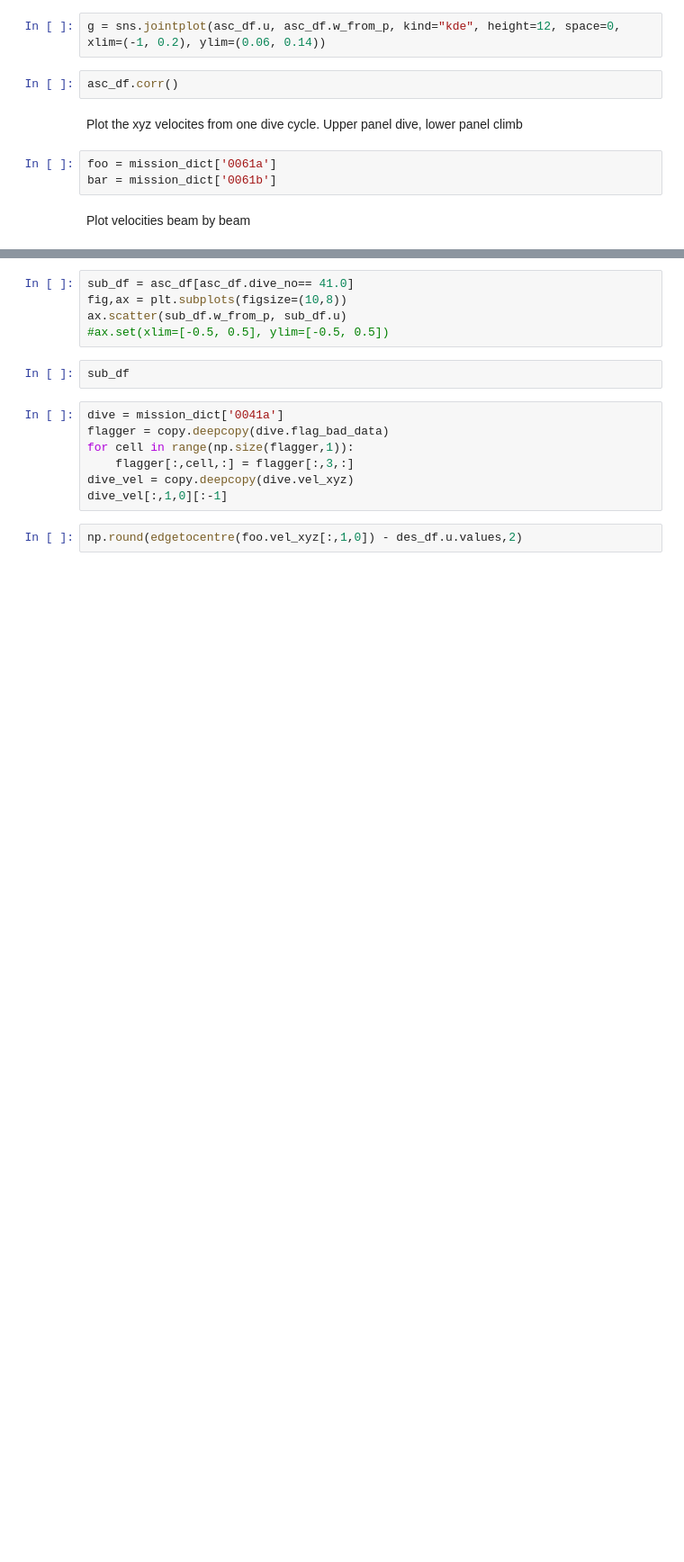
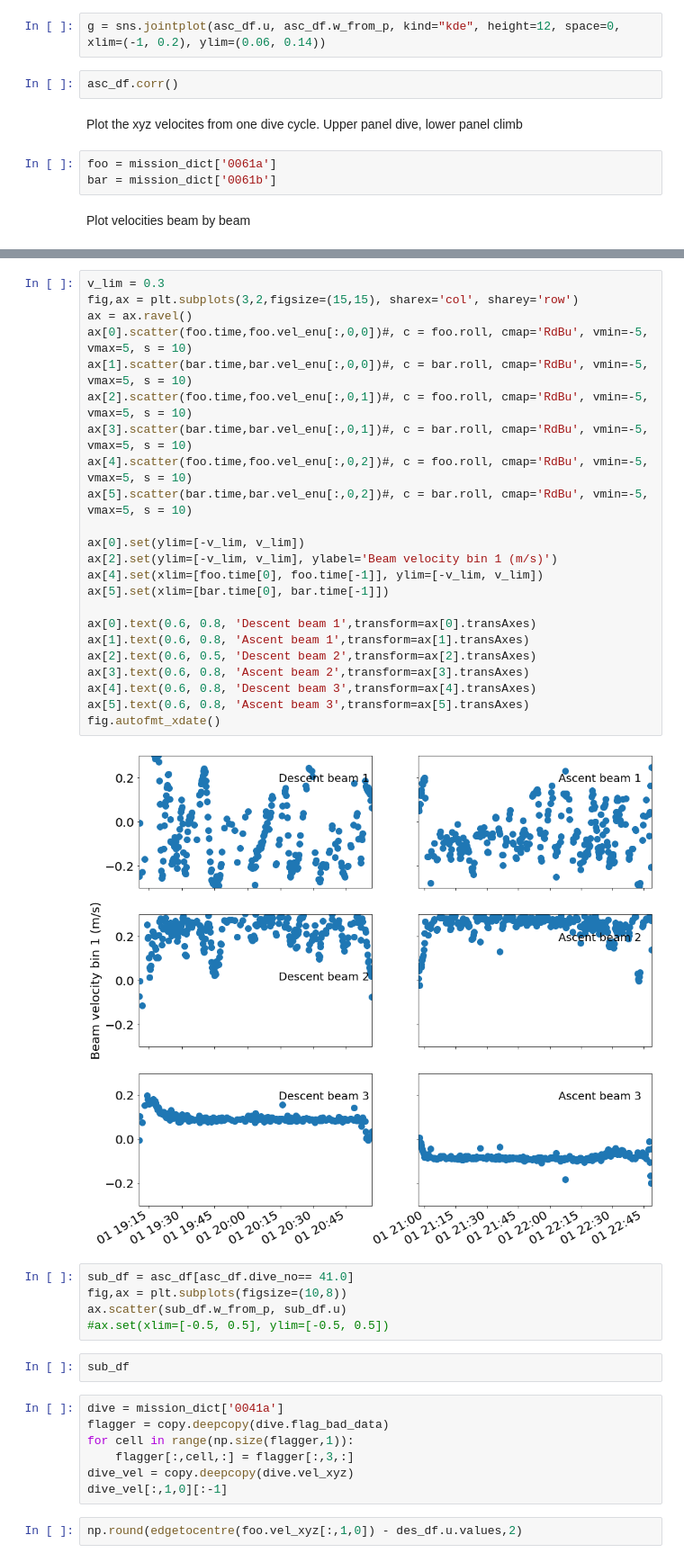
Before and after one commit to callumrollo/adcp-glider, a Jupyter notebook: notebooks/explore_data.ipynb, the cells around one changed output, grey strips where cells are left out. Shown at 90% size. Cells and saved outputs as stored; diff of their text form; blank space fills up the shorter version.

```diff
--- a/notebooks/explore_data.ipynb
+++ b/notebooks/explore_data.ipynb
@@ -217,3 +250,28 @@ savefig('beam_velocities')
+# %%
+v_lim = 0.3
+fig,ax = plt.subplots(3,2,figsize=(15,15), sharex='col', sharey='row')
+ax = ax.ravel()
+ax[0].scatter(foo.time,foo.vel_enu[:,0,0])#, c = foo.roll, cmap='RdBu', vmin=-5, vmax=5, s = 10)
+ax[1].scatter(bar.time,bar.vel_enu[:,0,0])#, c = bar.roll, cmap='RdBu', vmin=-5, vmax=5, s = 10)
+ax[2].scatter(foo.time,foo.vel_enu[:,0,1])#, c = foo.roll, cmap='RdBu', vmin=-5, vmax=5, s = 10)
+ax[3].scatter(bar.time,bar.vel_enu[:,0,1])#, c = bar.roll, cmap='RdBu', vmin=-5, vmax=5, s = 10)
+ax[4].scatter(foo.time,foo.vel_enu[:,0,2])#, c = foo.roll, cmap='RdBu', vmin=-5, vmax=5, s = 10)
+ax[5].scatter(bar.time,bar.vel_enu[:,0,2])#, c = bar.roll, cmap='RdBu', vmin=-5, vmax=5, s = 10)
+
+ax[0].set(ylim=[-v_lim, v_lim])
+ax[2].set(ylim=[-v_lim, v_lim], ylabel='Beam velocity bin 1 (m/s)')
+ax[4].set(xlim=[foo.time[0], foo.time[-1]], ylim=[-v_lim, v_lim])
+ax[5].set(xlim=[bar.time[0], bar.time[-1]])
+
+ax[0].text(0.6, 0.8, 'Descent beam 1',transform=ax[0].transAxes)
+ax[1].text(0.6, 0.8, 'Ascent beam 1',transform=ax[1].transAxes)
+ax[2].text(0.6, 0.5, 'Descent beam 2',transform=ax[2].transAxes)
+ax[3].text(0.6, 0.8, 'Ascent beam 2',transform=ax[3].transAxes)
+ax[4].text(0.6, 0.8, 'Descent beam 3',transform=ax[4].transAxes)
+ax[5].text(0.6, 0.8, 'Ascent beam 3',transform=ax[5].transAxes)
+fig.autofmt_xdate()
+# %% [output]
+[figure, added]
 # %%
 sub_df = asc_df[asc_df.dive_no== 41.0]
 fig,ax = plt.subplots(figsize=(10,8))
```
Also changed, not shown: parts of 3 cells of this notebook, 1 other file.
